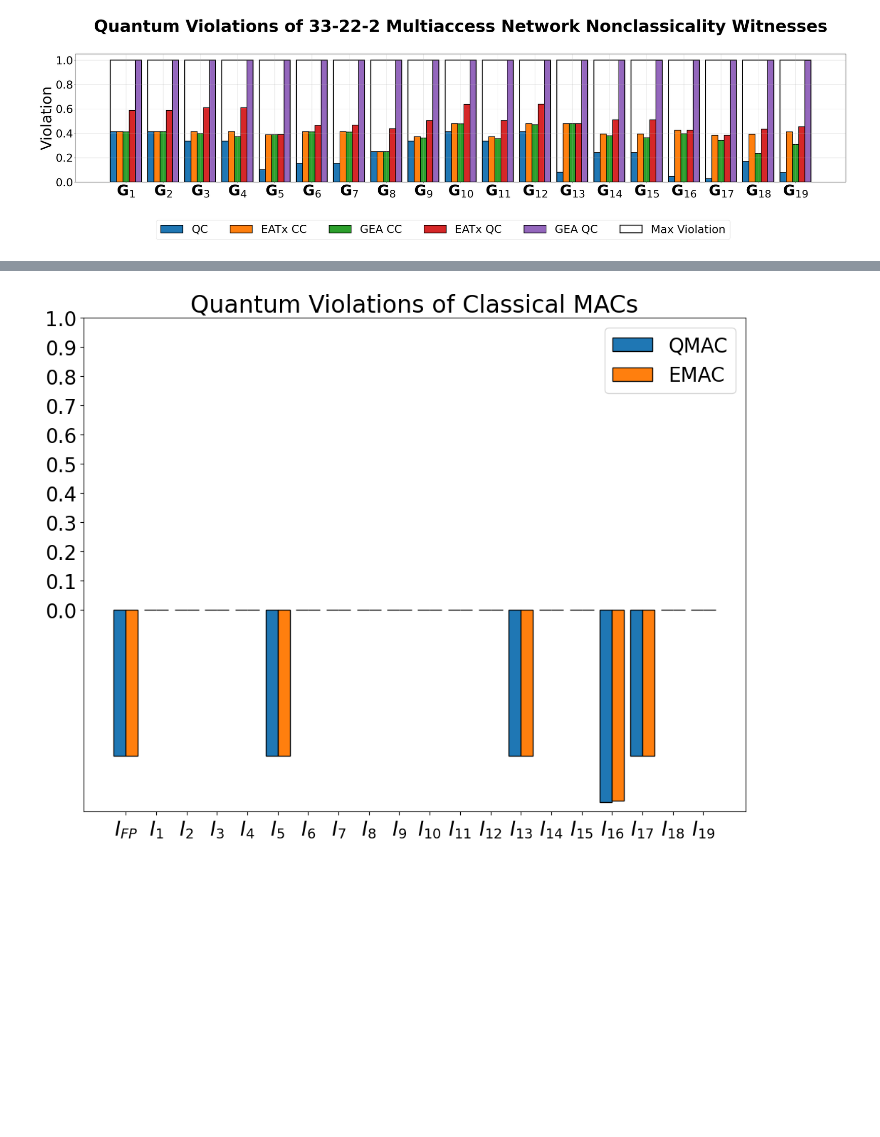
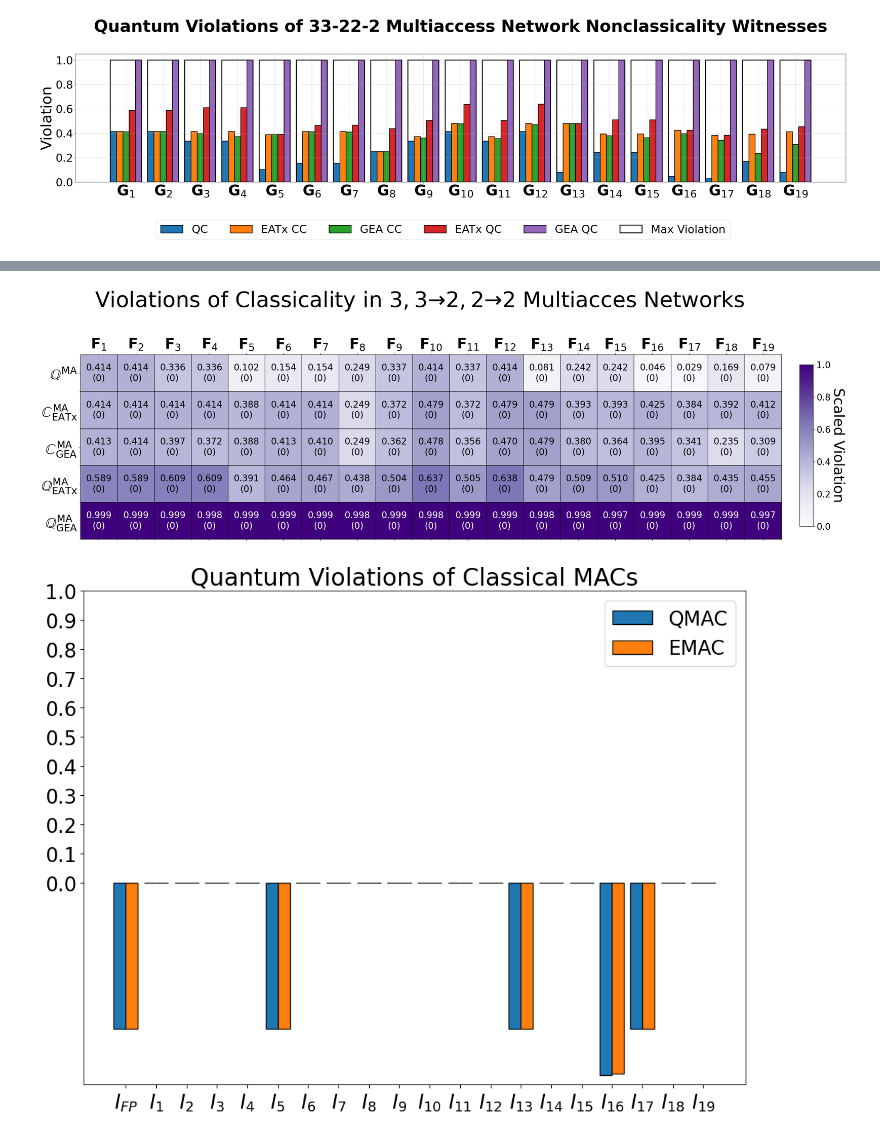
Before and after one commit to ChitambarLab/nonclassicality-in-quantum-communication-networks-supplemental-code, a Jupyter notebook: notebook/33-22-2_multiaccess_violations.ipynb, the cells around one changed output, grey strips where cells are left out. Saved outputs shown, nothing was run; the diff lists cells and outputs as text; code cells hidden in the pictures; blank space fills up the shorter version.

Commit message:
adding multiaccess plots

```diff
--- a/notebook/33-22-2_multiaccess_violations.ipynb
+++ b/notebook/33-22-2_multiaccess_violations.ipynb
@@ -232,3 +253,86 @@ plt.show()
+# %%
+import matplotlib as mpl
+
+fig, ax = plt.subplots(nrows=1, ncols=1, figsize=(28,10))
+
+fig.suptitle(r"Violations of Classicality in $3,3\to 2,2\to 2$ Multiacces Networks", size=48)
+
+configuration_names = [
+    r"$\mathbb{Q}^{\rm{MA}}$",
+    r"$\mathbb{C}^{\rm{MA}}_{\rm{EATx}}$",
+    r"$\mathbb{C}^{\rm{MA}}_{\rm{GEA}}$",
+    r"$\mathbb{Q}^{\rm{MA}}_{\rm{EATx}}$",
+    r"$\mathbb{Q}^{\rm{MA}}_{\rm{GEA}}$",
+]
+game_names = [
+    r"$\mathbf{F}_1$", r"$\mathbf{F}_2$",r"$\mathbf{F}_3$", r"$\mathbf{F}_4$", r"$\mathbf{F}_5$", r"$\mathbf{F}_6$", r"$\mathbf{F}_7$", r"$\mathbf{F}_8$", r"$\mathbf{F}_9$", r"$\mathbf{F}_{10}$",
+    r"$\mathbf{F}_{11}$", r"$\mathbf{F}_{12}$",r"$\mathbf{F}_{13}$", r"$\mathbf{F}_{14}$", r"$\mathbf{F}_{15}$", r"$\mathbf{F}_{16}$", r"$\mathbf{F}_{17}$", r"$\mathbf{F}_{18}$", r"$\mathbf{F}_{19}$",
+]
+
+
+cc_table_data = np.array(list(map(
+    lambda row: [0] * len(game_names),
+    configuration_names
+)))
+violation_table_data = np.array([
+    qmac_xor_max_violations[1:],
+    ea_mac_xor_max_violations[1:],
+    ea3_cmac_xor_max_violations[1:],
+    ea_qmac_xor_max_violations[1:],
+    ea3_qmac_xor_max_violations[1:],
+])
+
+
+# color bar and plotting colored data
+color_map_name = "Purples"
+pcm = ax.matshow(violation_table_data, cmap=mpl.colormaps[color_map_name], vmax=1, vmin=0)
+
+
+# y_tick_labels = configuration_names
+x_tick_labels = game_names
+
+
+ax.set_yticks([y + 0.5 for y in range(0, 5)], minor=True)
+
+ax.set_xticks([x + 0.5 for x in range(0, 19)], minor=True)
+ax.set_xticks([x for x in range(0, 19)], minor=False)
+ax.grid(which="minor", ls="-", lw=1, color="black")
+ax.set_xticklabels(game_names, fontsize=32)
+
+
+ax.set_yticklabels([""] + configuration_names, fontsize=32)
+
+mat_num_font=20
+text_color_threshold = 0.65
+
+import decimal
+decimal.getcontext().rounding = decimal.ROUND_DOWN
+n_decimals = 3
+
+for y in range(len(cc_table_data)):
+    for x in range(len(cc_table_data[0])):
+
+        cc_val = cc_table_data[y][x]
+        violation_val = violation_table_data[y][x]
+
+        text_color = "white" if violation_val >= text_color_threshold else "black"
+
+        ax.text(x, y, str(round(decimal.Decimal(violation_val), n_decimals)) + "\n(" + str(int(cc_val)) + ")",
+        # qc_ax.text(x, y, '%.3f' % qc_val + "\n" + "(" + str(int(cc_val)) + ")",
+            horizontalalignment='center',
+            verticalalignment='center',
+            size=mat_num_font,
+            color=text_color
+        )
+
+
+
+cb_ax = fig.add_axes([0.92, 0.25, 0.015, 0.5])
+cbar = fig.colorbar(pcm, cax=cb_ax)
+cbar.ax.set_ylabel('Scaled Violation', rotation=270, size=32, labelpad=32)
+cbar.ax.tick_params(labelsize=mat_num_font)
+# %% [output]
+[figure, added]
 # %%
 x_labels = [
     r"$I_{FP}$", r"$I_1$", r"$I_2$",r"$I_3$", r"$I_4$", r"$I_5$", r"$I_6$", r"$I_7$", r"$I_8$", r"$I_9$", r"$I_{10}$",
```
Also changed, not shown: parts of 1 cell of this notebook.
